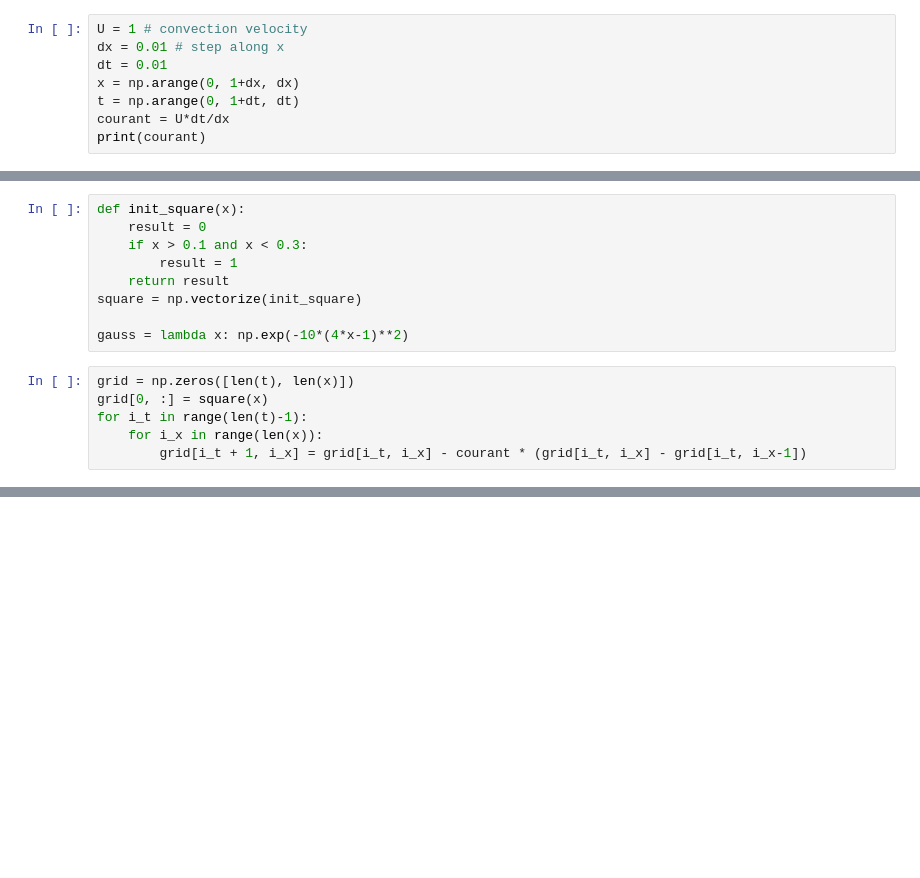
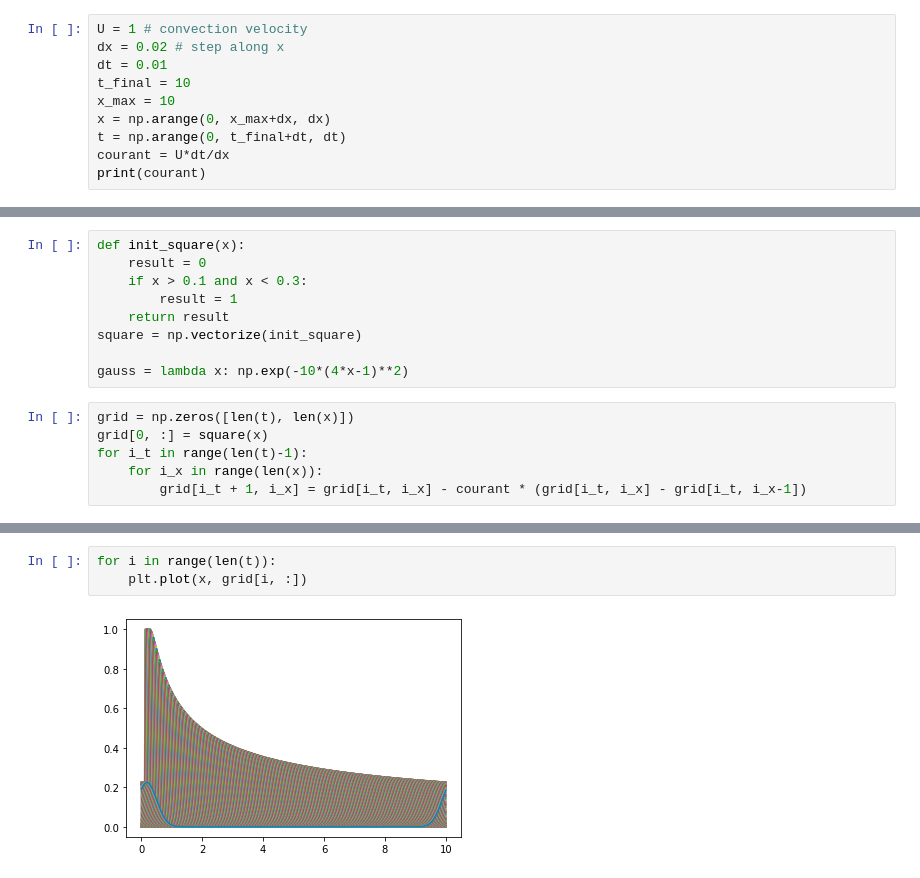
Before and after one commit to Sllopsta/exercise_3, a Jupyter notebook: Task_2.1.ipynb, the cells around one changed output, grey strips where cells are left out. Drawn from its saved outputs; the diff is of its cells as text; blank space fills up the shorter version.

```diff
--- a/Task_2.1.ipynb
+++ b/Task_2.1.ipynb
@@ -6,10 +7,12 @@ from IPython.display import display, clear_output
 %matplotlib inline
 # %%
 U = 1 # convection velocity
-dx = 0.01 # step along x
+dx = 0.02 # step along x
 dt = 0.01
-x = np.arange(0, 1+dx, dx)
-t = np.arange(0, 1+dt, dt)
+t_final = 10
+x_max = 10
+x = np.arange(0, x_max+dx, dx)
+t = np.arange(0, t_final+dt, dt)
 courant = U*dt/dx
 print(courant)
 # %% [output]
@@ -51,0 +35,5 @@ print(x)
+# %%
+for i in range(len(t)):
+    plt.plot(x, grid[i, :])
+# %% [output]
+[figure, added]
```
Also changed, not shown: parts of 5 cells of this notebook, 2 other files.
